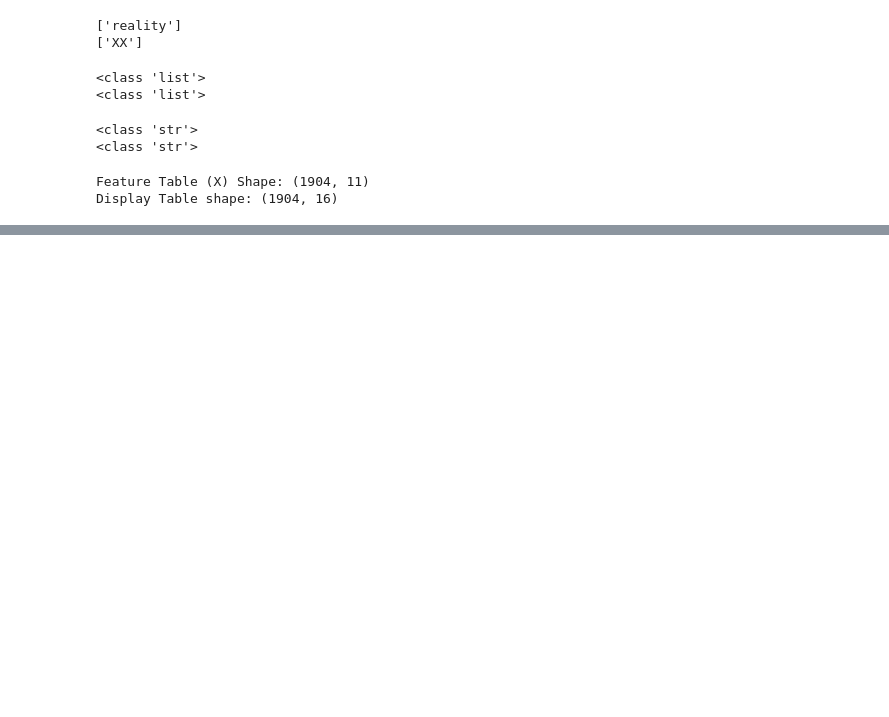
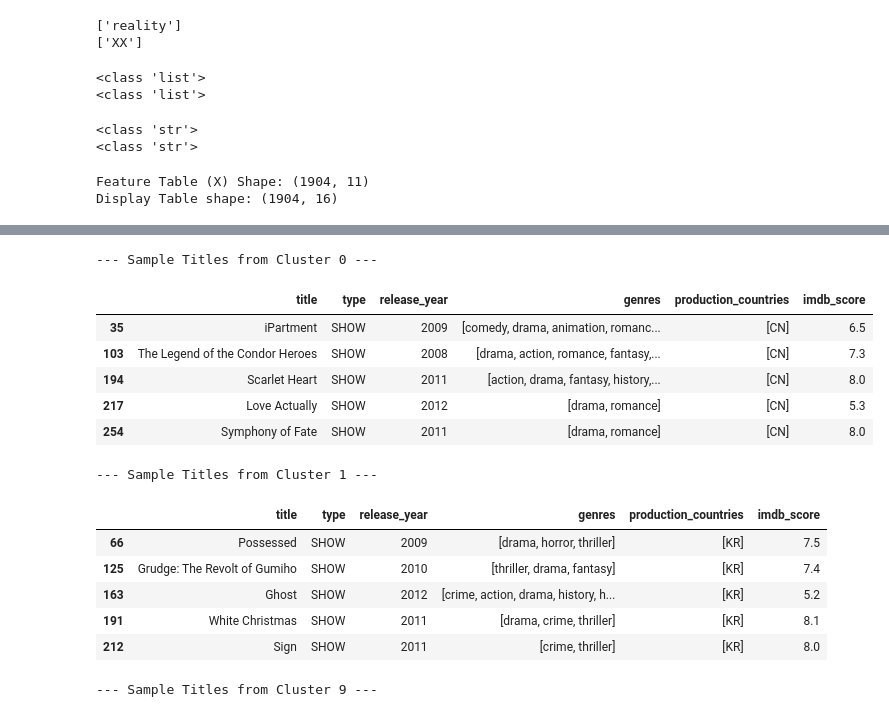
Before and after one commit to snehamayeecoding/RokutenViki_Movies_Dramas_Analysis02, a Jupyter notebook: notebooks/02_recommender_model.ipynb, the cells around one changed output, grey strips where cells are left out. Saved outputs shown, nothing was run; the diff lists cells and outputs as text; code cells hidden in the pictures; blank space fills up the shorter version.

```diff
--- a/notebooks/02_recommender_model.ipynb
+++ b/notebooks/02_recommender_model.ipynb
@@ -81,0 +209,9 @@ Display Table shape: (1904, 16)
+# %%
+# Let's build the model
+best_k = 14
+kmeans_final = KMeans(n_clusters=best_k, random_state=11)
+kmeans_final.fit(X_final)
+df_display['cluster'] = kmeans_final.labels_
+
+# Checking for no of titles landed in each cluster
+print("Title per cluster:\n", df_display['cluster'].value_counts().sort_index())
@@ -81,0 +236,26 @@ Display Table shape: (1904, 16)
+# %%
+# Let's check cluster 0,1 and 9 to see what shows grouped together
+print("--- Sample Titles from Cluster 0 ---")
+display(df_display[df_display['cluster'] == 0][['title', 'type', 'release_year', 'genres', 'production_countries', 'imdb_score']].head(5))
+
+print("--- Sample Titles from Cluster 1 ---")
+display(df_display[df_display['cluster'] == 1][['title', 'type', 'release_year', 'genres', 'production_countries', 'imdb_score']].head(5))
+
+print("--- Sample Titles from Cluster 9 ---")
+display(df_display[df_display['cluster'] == 9][['title', 'type', 'release_year', 'genres', 'production_countries', 'imdb_score']].head(5))
+# %% [output]
+--- Sample Titles from Cluster 0 ---
+|  | title | type | release_year | genres | production_countries | imdb_score |
+| 35 | iPartment | SHOW | 2009 | [comedy, drama, animation, romanc... | [CN] | 6.5 |
+| 103 | The Legend of the Condor Heroes | SHOW | 2008 | [drama, action, romance, fantasy,... | [CN] | 7.3 |
+| 194 | Scarlet Heart | SHOW | 2011 | [action, drama, fantasy, history,... | [CN] | 8.0 |
+| 217 | Love Actually | SHOW | 2012 | [drama, romance] | [CN] | 5.3 |
+| 254 | Symphony of Fate | SHOW | 2011 | [drama, romance] | [CN] | 8.0 |
+--- Sample Titles from Cluster 1 ---
+|  | title | type | release_year | genres | production_countries | imdb_score |
+| 66 | Possessed | SHOW | 2009 | [drama, horror, thriller] | [KR] | 7.5 |
+| 125 | Grudge: The Revolt of Gumiho | SHOW | 2010 | [thriller, drama, fantasy] | [KR] | 7.4 |
+| 163 | Ghost | SHOW | 2012 | [crime, action, drama, history, h... | [KR] | 5.2 |
+| 191 | White Christmas | SHOW | 2011 | [drama, crime, thriller] | [KR] | 8.1 |
+| 212 | Sign | SHOW | 2011 | [crime, thriller] | [KR] | 8.0 |
+--- Sample Titles from Cluster 9 ---
```
Also changed, not shown: parts of 8 cells of this notebook.
